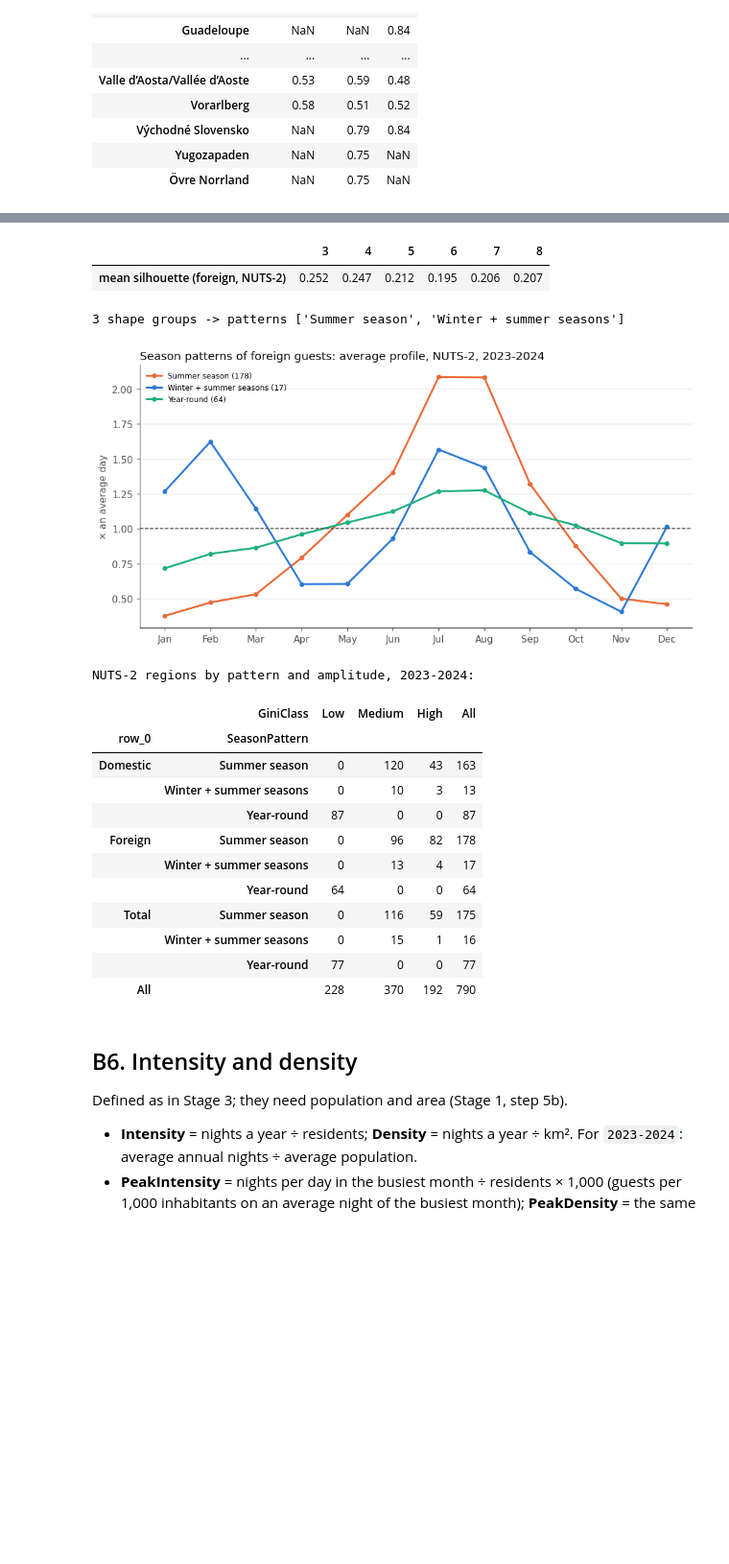
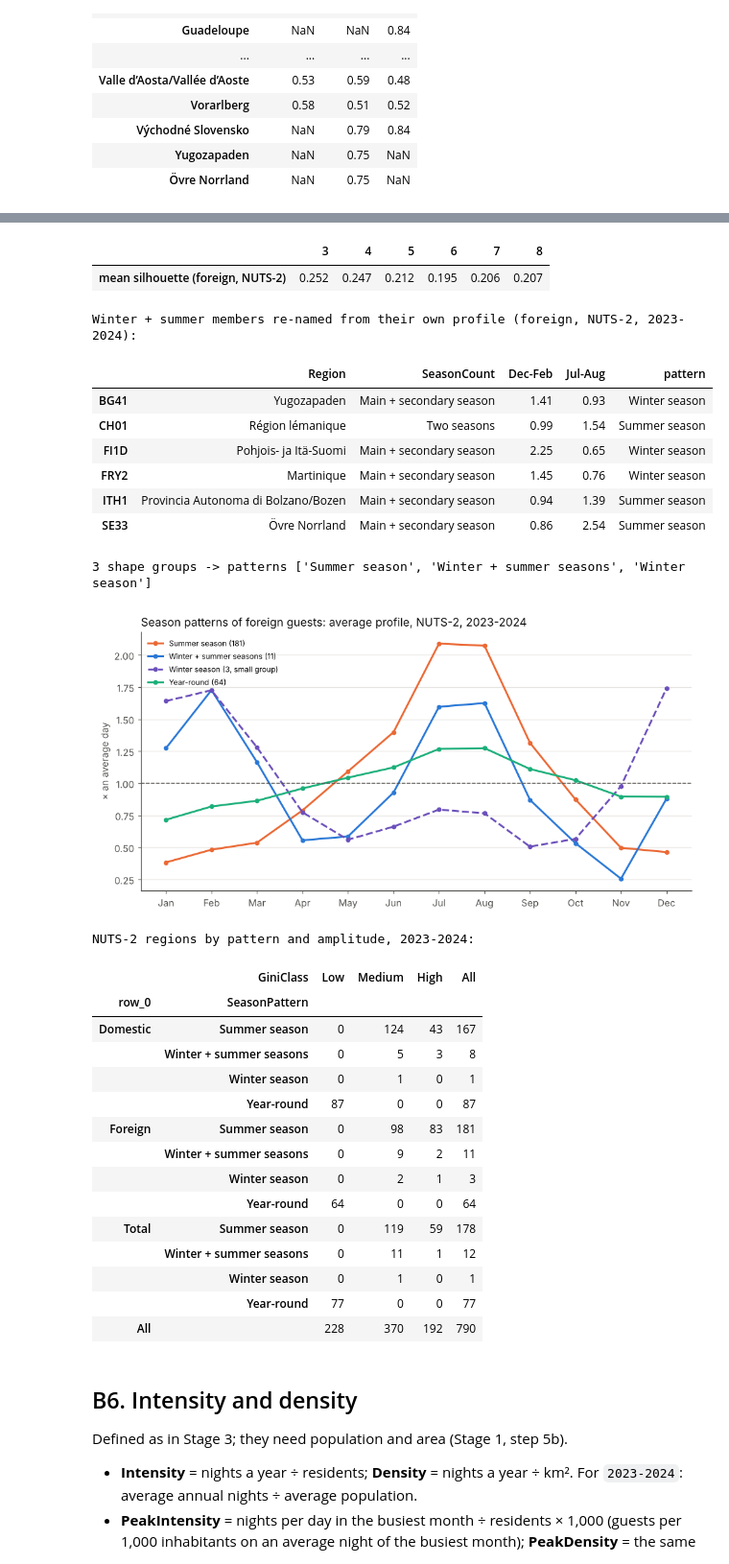
Before and after one commit to lomska/AI-Assisted-Dataviz, a Jupyter notebook: EUForeignTourismRhythms/Stage 2 Indices.ipynb, the cells around one changed output, grey strips where cells are left out. Shown at 96% size. Cells and saved outputs as stored; diff of their text form; code cells hidden in the pictures; blank space fills up the shorter version.

```diff
--- a/EUForeignTourismRhythms/Stage 2 Indices.ipynb
+++ b/EUForeignTourismRhythms/Stage 2 Indices.ipynb
@@ -54,6 +54,16 @@ annual = df[~monthly].set_index(KEY_SERIES)["Value"]
 flags = df[monthly].assign(C=df["Flag"].eq("C"), u=df["Flag"].eq("u")).groupby(KEY_SERIES)[["C", "u"]].any()
 regions = df.drop_duplicates("NUTSCode").set_index("NUTSCode")[["Region", "NUTSLevel", "ParentRegion", "Country"]]
 
+def to_period(x):
+    """Single-year values: Year level -> string Period, as the last index level."""
+    x = x.copy()
+    x.index = x.index.set_levels(x.index.levels[x.index.names.index("Year")].astype(str), level="Year")
+    return x.reorder_levels([n for n in ("NUTSCode", "ResidenceCountry", "Year") if n in x.index.names]).rename_axis(index={"Year": "Period"})
+
+def as_avg(x):
+    """2023-2024 aggregate: add Period = "2023-2024" as the last index level."""
+    return pd.concat({"2023-2024": x}, names=["Period"]).reorder_levels([*x.index.names, "Period"])
+
 INK, MUTED, GRIDC = "#0b0b0b", "#52514e", "#e4e3df"
 def style(ax, title, ylabel=None):
     ax.set_title(title, loc="left", color=INK, fontsize=12)
@@ -145,11 +155,7 @@ avg = share.groupby(level=["NUTSCode", "ResidenceCountry"]).mean()
 years_used = share.groupby(level=["NUTSCode", "ResidenceCountry"]).size()
 
 # All profiles in one table, indexed by region x guest group x period.
-single = share.copy()
-single.index = single.index.set_levels(single.index.levels[1].astype(str), level="Year")
-single = single.reorder_levels(["NUTSCode", "ResidenceCountry", "Year"]).rename_axis(["NUTSCode", "ResidenceCountry", "Period"])
-both = avg.assign(Period="2023-2024").set_index("Period", append=True)
-profiles = pd.concat([single, both]).sort_index()
+profiles = pd.concat([to_period(share), as_avg(avg)]).sort_index()
 PER = ["2023", "2024", "2023-2024"]
 print(f"{len(profiles):,} profiles; average profiles: {len(avg):,} ({(years_used == 2).sum():,} from both years)")
 display(profiles.loc[("EL43", "Foreign")].round(3))
@@ -364,49 +371,74 @@ for n in small:
 keep = ~np.isin(names_b, small)
 centres_unit = pd.DataFrame(Xb, columns=MONTH_NAMES)[keep].groupby(names_b[keep]).mean()
 
 # Assign every seasonal profile to the nearest centre (Euclidean distance on the unit-shape vectors).
 C_ = centres_unit.to_numpy()
 nearest = np.argmin(((unit[seasonal].to_numpy()[:, None, :] - C_[None, :, :]) ** 2).sum(axis=2), axis=1)
 pat = pd.Series("Year-round", index=idx.index)
 pat[seasonal] = [centres_unit.index[j] for j in nearest]
+# A group is named from its centre, so the winter + summer group also holds profiles whose own year is mainly a winter
+# or mainly a summer season (most are "Main + secondary season" in B4). Its members are re-named from their own profile
+# with the same rule. The winter season is kept even with fewer than MIN_GROUP regions and is shown as a small group.
+mixed = pat.index[pat == "Winter + summer seasons"]
+pat[mixed] = fac.loc[mixed].apply(name_of, axis=1).to_numpy()
+mv = [k for k in mixed if k[1] == "Foreign" and k[2] == "2023-2024" and regions.at[k[0], "NUTSLevel"] == 2
+      and pat[k] != "Winter + summer seasons"]
+print("Winter + summer members re-named from their own profile (foreign, NUTS-2, 2023-2024):")
+display(pd.DataFrame({"Region": [regions.at[k[0], "Region"] for k in mv], "SeasonCount": [idx.at[k, "SeasonCount"] for k in mv],
+                      "Dec-Feb": [fac.loc[k, ["December", "January", "February"]].mean() for k in mv],
+                      "Jul-Aug": [fac.loc[k, ["July", "August"]].mean() for k in mv], "pattern": [pat[k] for k in mv]},
+                     index=[k[0] for k in mv]).round(2))
 idx["SeasonPattern"] = pd.Categorical(pat, categories=PATTERNS)
 idx["GiniClass"] = pd.Categorical(pd.cut(idx["Gini"], [0, 0.15, 0.33, 1.01], right=False, labels=["Low", "Medium", "High"]),
                                        categories=["Low", "Medium", "High"])
 final_b = idx.loc[base_keys, "SeasonPattern"].astype(str).to_numpy()
 print(f"{K_BEST} shape groups -> patterns {sorted(set(final_b))}")
 centres_fac = fac.loc[base_keys].reset_index(drop=True).groupby(final_b).mean()
 fig, ax = plt.subplots(figsize=(9, 4.6), dpi=110)
 COLORS = {"Summer season": "#eb6834", "Winter + summer seasons": "#2a78d6", "Winter season": "#6b4fbb", "Year-round": "#1baf7a"}
 for k, cf in centres_fac.iterrows():
-    ax.plot(range(12), cf.values, color=COLORS[k], lw=2, marker="o", ms=4, label=f"{k} ({(final_b == k).sum()})")
+    n_k = (final_b == k).sum(); small_k = n_k < MIN_GROUP          # a small group is drawn dashed
+    ax.plot(range(12), cf.values, color=COLORS[k], lw=2, ls="--" if small_k else "-", marker="o", ms=4,
+            label=f"{k} ({n_k}{', small group' if small_k else ''})")
 yr = fac.loc[[k for k in fac.index if k[1] == "Foreign" and k[2] == "2023-2024" and regions.at[k[0], "NUTSLevel"] == 2 and not seasonal.loc[k]]]
 ax.plot(range(12), yr.mean().values, color=COLORS["Year-round"], lw=2, marker="o", ms=4, label=f"Year-round ({len(yr)})")
 ax.axhline(1, color=MUTED, lw=1, ls="--"); ax.set_xticks(range(12), SHORT)
 style(ax, "Season patterns of foreign guests: average profile, NUTS-2, 2023-2024", "× an average day")
 ax.legend(frameon=False, fontsize=8, loc="upper left"); plt.tight_layout(); plt.show()
 
 tab = idx.xs("2023-2024", level="Period")
 tab = tab[tab.index.get_level_values("NUTSCode").map(regions["NUTSLevel"]) == 2]
 print("NUTS-2 regions by pattern and amplitude, 2023-2024:")
 display(pd.crosstab([tab.index.get_level_values("ResidenceCountry"), tab["SeasonPattern"]], tab["GiniClass"], margins=True))
 # %% [output]
 |  | 3 | 4 | 5 | 6 | 7 | 8 |
 | mean silhouette (foreign, NUTS-2) | 0.252 | 0.247 | 0.212 | 0.195 | 0.206 | 0.207 |
-3 shape groups -> patterns ['Summer season', 'Winter + summer seasons']
+Winter + summer members re-named from their own profile (foreign, NUTS-2, 2023-2024):
+|  | Region | SeasonCount | Dec-Feb | Jul-Aug | pattern |
+| BG41 | Yugozapaden | Main + secondary season | 1.41 | 0.93 | Winter season |
+| CH01 | Région lémanique | Two seasons | 0.99 | 1.54 | Summer season |
+| FI1D | Pohjois- ja Itä-Suomi | Main + secondary season | 2.25 | 0.65 | Winter season |
+| FRY2 | Martinique | Main + secondary season | 1.45 | 0.76 | Winter season |
+| ITH1 | Provincia Autonoma di Bolzano/Bozen | Main + secondary season | 0.94 | 1.39 | Summer season |
+| SE33 | Övre Norrland | Main + secondary season | 0.86 | 2.54 | Summer season |
+3 shape groups -> patterns ['Summer season', 'Winter + summer seasons', 'Winter season']
-[figure, old version]
+[figure, new version]
-NUTS-2 regions by pattern and amplitude, 2023-2024:
-|  | GiniClass | Low | Medium | High | All |
-| row_0 | SeasonPattern |  |  |  |  |
-| Domestic | Summer season | 0 | 120 | 43 | 163 |
-|  | Winter + summer seasons | 0 | 10 | 3 | 13 |
-|  | Year-round | 87 | 0 | 0 | 87 |
-| Foreign | Summer season | 0 | 96 | 82 | 178 |
-|  | Winter + summer seasons | 0 | 13 | 4 | 17 |
-|  | Year-round | 64 | 0 | 0 | 64 |
-| Total | Summer season | 0 | 116 | 59 | 175 |
-|  | Winter + summer seasons | 0 | 15 | 1 | 16 |
-|  | Year-round | 77 | 0 | 0 | 77 |
-| All |  | 228 | 370 | 192 | 790 |
+NUTS-2 regions by pattern and amplitude, 2023-2024:
+|  | GiniClass | Low | Medium | High | All |
+| row_0 | SeasonPattern |  |  |  |  |
+| Domestic | Summer season | 0 | 124 | 43 | 167 |
+|  | Winter + summer seasons | 0 | 5 | 3 | 8 |
+|  | Winter season | 0 | 1 | 0 | 1 |
+|  | Year-round | 87 | 0 | 0 | 87 |
+| Foreign | Summer season | 0 | 98 | 83 | 181 |
+|  | Winter + summer seasons | 0 | 9 | 2 | 11 |
+|  | Winter season | 0 | 2 | 1 | 3 |
+|  | Year-round | 64 | 0 | 0 | 64 |
+| Total | Summer season | 0 | 119 | 59 | 178 |
+|  | Winter + summer seasons | 0 | 11 | 1 | 12 |
+|  | Winter season | 0 | 1 | 0 | 1 |
+|  | Year-round | 77 | 0 | 0 | 77 |
+| All |  | 228 | 370 | 192 | 790 |
 # %% [markdown]
 ## B6. Intensity and density
 
```
Also changed, not shown: parts of 8 cells of this notebook, 7 other files.
